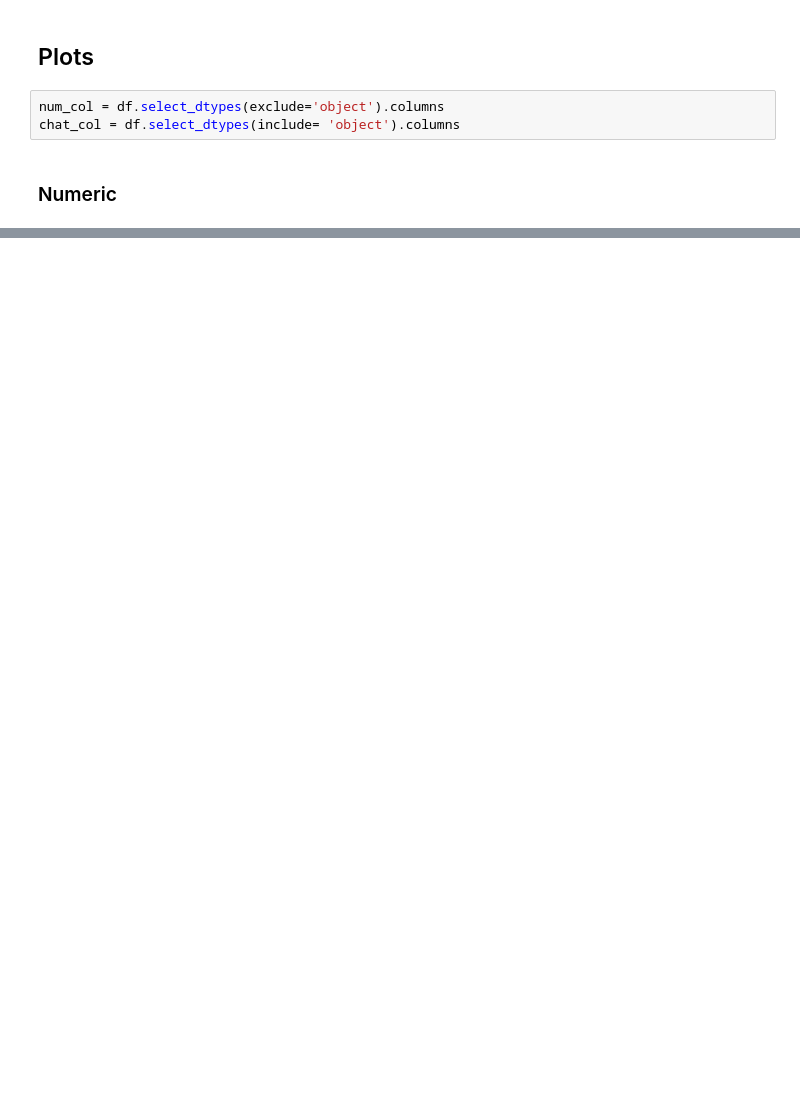
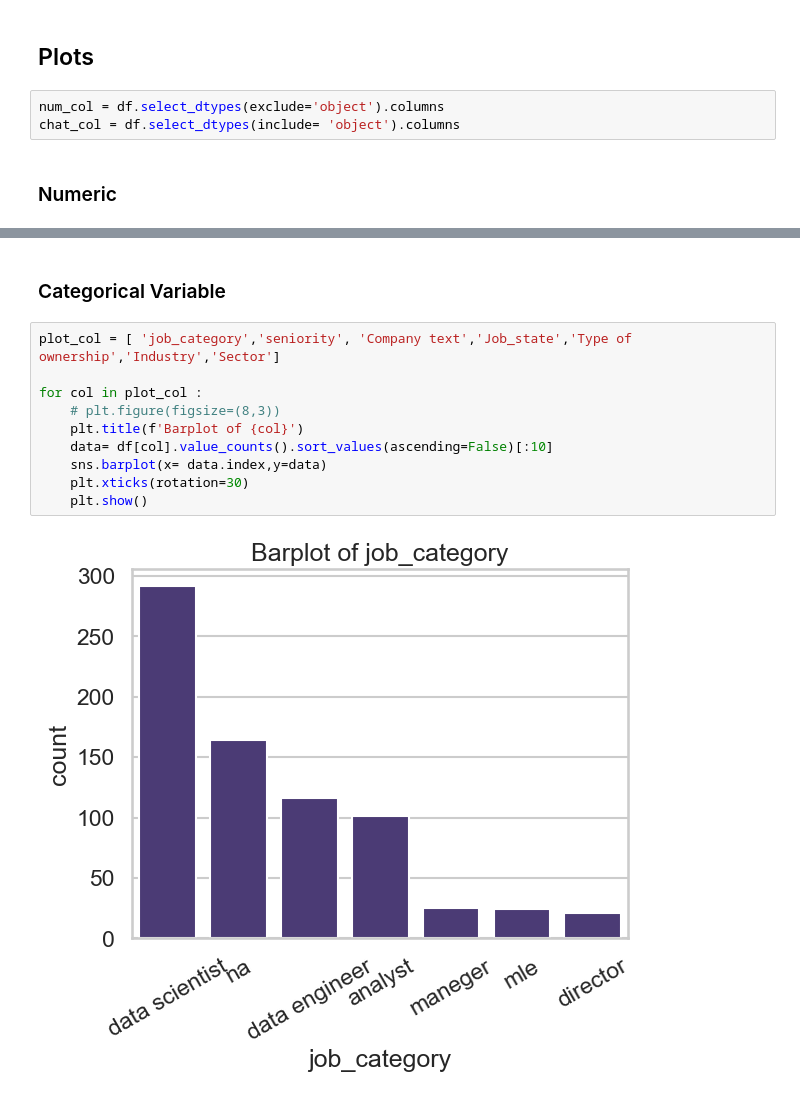
Before and after one commit to VighneshSankpal/ds_salary_proj, a Jupyter notebook: DS_Salary_EDA.ipynb, the cells around one changed output, grey strips where cells are left out. Cells and saved outputs as stored; diff of their text form; blank space fills up the shorter version.

```diff
--- a/DS_Salary_EDA.ipynb
+++ b/DS_Salary_EDA.ipynb
@@ -60,0 +83,14 @@ for i in num_col:
+# %% [markdown]
+### Categorical Variable
+# %%
+plot_col = [ 'job_category','seniority', 'Company text','Job_state','Type of ownership','Industry','Sector']
+
+for col in plot_col :
+    # plt.figure(figsize=(8,3))
+    plt.title(f'Barplot of {col}')
+    data= df[col].value_counts().sort_values(ascending=False)[:10]
+    sns.barplot(x= data.index,y=data)
+    plt.xticks(rotation=30)
+    plt.show()
+# %% [output]
+[figure, added]
```
Also changed, not shown: parts of 11 cells of this notebook.
